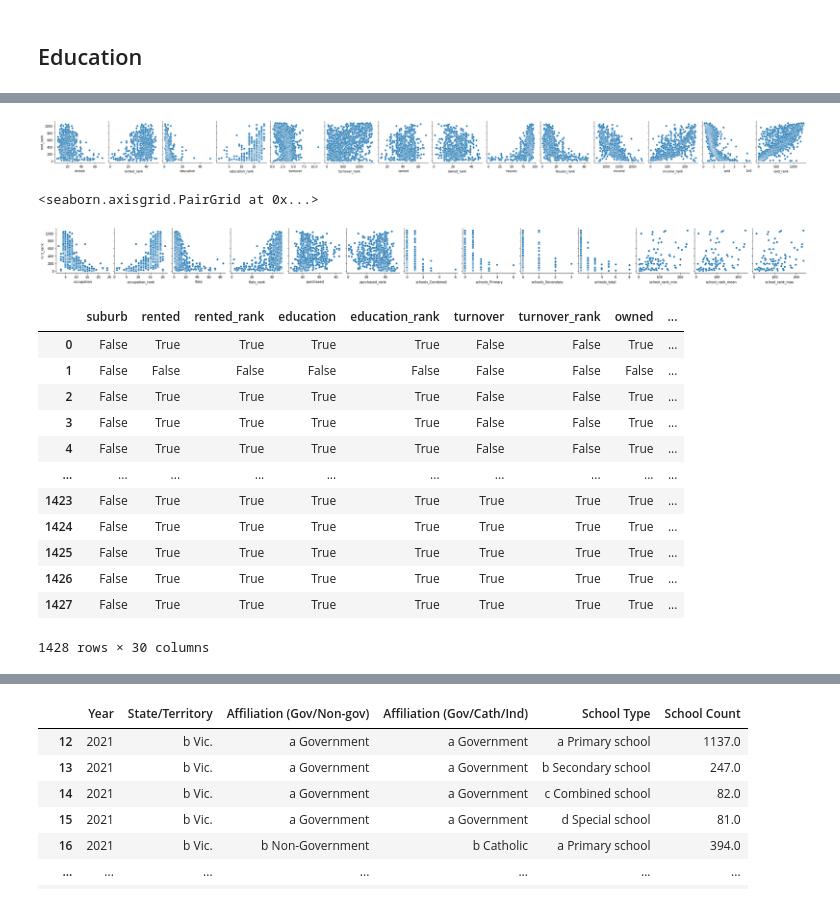
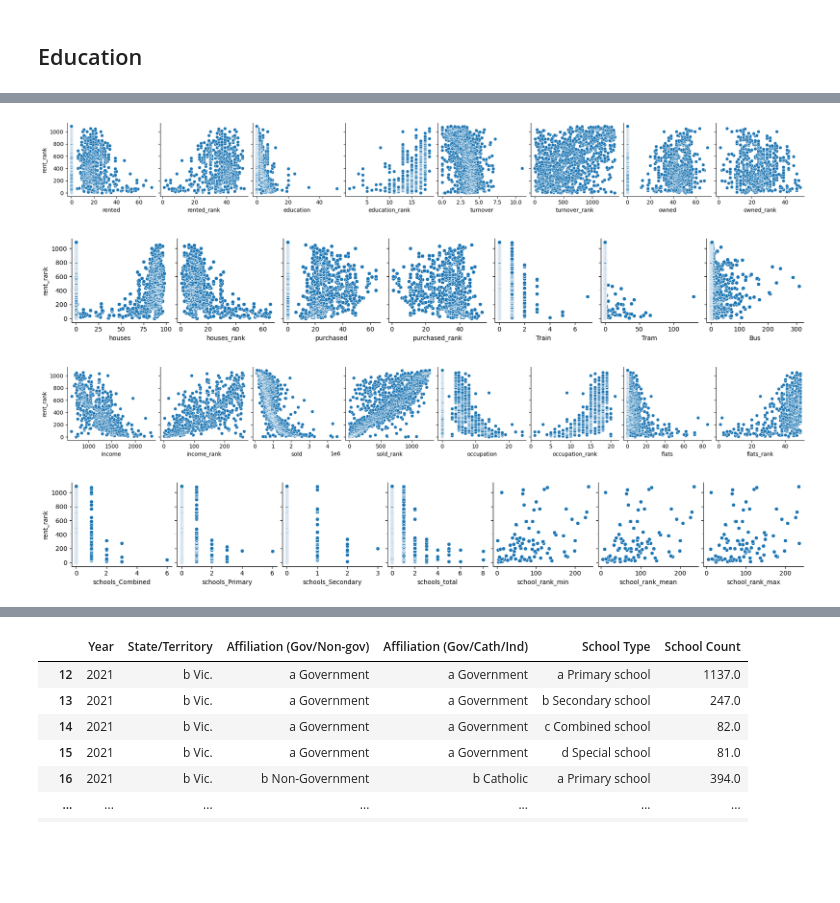
Before and after one commit to MAST30034-Applied-Data-Science/generic-real-estate-consulting-project-group-59, a Jupyter notebook: notebooks/External_Features.ipynb, the cells around one changed output, grey strips where cells are left out. Cells and saved outputs as stored; diff of their text form; code cells hidden in the pictures; blank space fills up the shorter version.

Commit message:
update external features
1. precise analysis of useful external feature
2. plots

```diff
--- a/notebooks/External_Features.ipynb
+++ b/notebooks/External_Features.ipynb
@@ -115,30 +115,24 @@ educ.nlargest(10, 'Tertiary')
 # %%
 # fig, ax = plt.subplots(1,1,figsize=(20,5))
 sns.pairplot(sub, x_vars=['rented', 'rented_rank', 'education', 'education_rank',
-       'turnover', 'turnover_rank', 'owned', 'owned_rank', 'houses',
-       'houses_rank', 'income', 'income_rank', 'sold', 'sold_rank'], y_vars = ['rent_rank'])
+       'turnover', 'turnover_rank', 'owned', 'owned_rank'], y_vars = ['rent_rank'])
 plt.show()
-sns.pairplot(sub, x_vars=['occupation', 'occupation_rank', 'flats', 'flats_rank',
-       'purchased', 'purchased_rank', 'schools_Combined', 'schools_Primary',
+
+sns.pairplot(sub, x_vars=['houses', 'houses_rank', 'purchased', 'purchased_rank',
+                          'Train','Tram', 'Bus'], y_vars = ['rent_rank'])
+plt.show()
+
+sns.pairplot(sub, x_vars=['income', 'income_rank', 'sold', 'sold_rank',
+                          'occupation', 'occupation_rank', 'flats', 'flats_rank'
+                         ], y_vars = ['rent_rank'])
+plt.show()
+
+sns.pairplot(sub, x_vars= ['schools_Combined', 'schools_Primary',
        'schools_Secondary', 'schools_total', 'school_rank_min',
        'school_rank_mean', 'school_rank_max'], y_vars = ['rent_rank'])
+plt.show()
 # %% [output]
-[figure, old version]
+[figure, new version]
-<seaborn.axisgrid.PairGrid at 0x...>
-[figure, old version]
+[figure, new version]
+[figure, added]
+[figure, added]
-# %%
-s
-# %% [output]
-|  | suburb | rented | rented_rank | education | education_rank | turnover | turnover_rank | owned | ... |
-| 0 | False | True | True | True | True | False | False | True | ... |
-| 1 | False | False | False | False | False | False | False | False | ... |
-| 2 | False | True | True | True | True | False | False | True | ... |
-| 3 | False | True | True | True | True | False | False | True | ... |
-| 4 | False | True | True | True | True | False | False | True | ... |
-| ... | ... | ... | ... | ... | ... | ... | ... | ... | ... |
-| 1423 | False | True | True | True | True | True | True | True | ... |
-| 1424 | False | True | True | True | True | True | True | True | ... |
-| 1425 | False | True | True | True | True | True | True | True | ... |
-| 1426 | False | True | True | True | True | True | True | True | ... |
-| 1427 | False | True | True | True | True | True | True | True | ... |
-1428 rows × 30 columns
```
Also changed, not shown: parts of 13 cells of this notebook, 10 other files.
